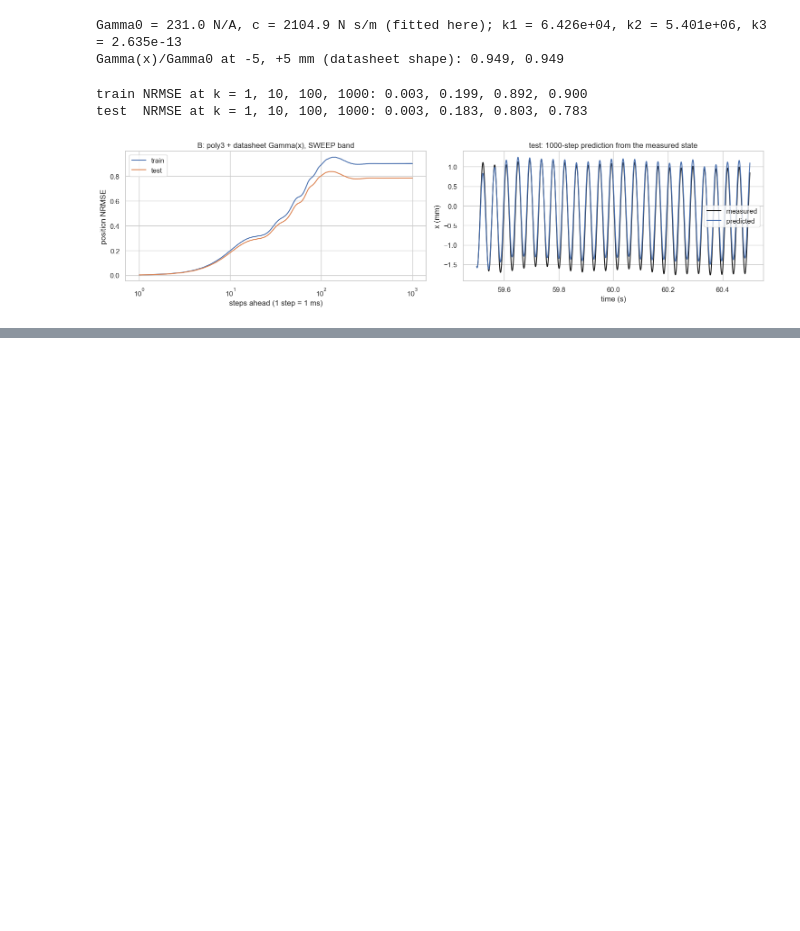
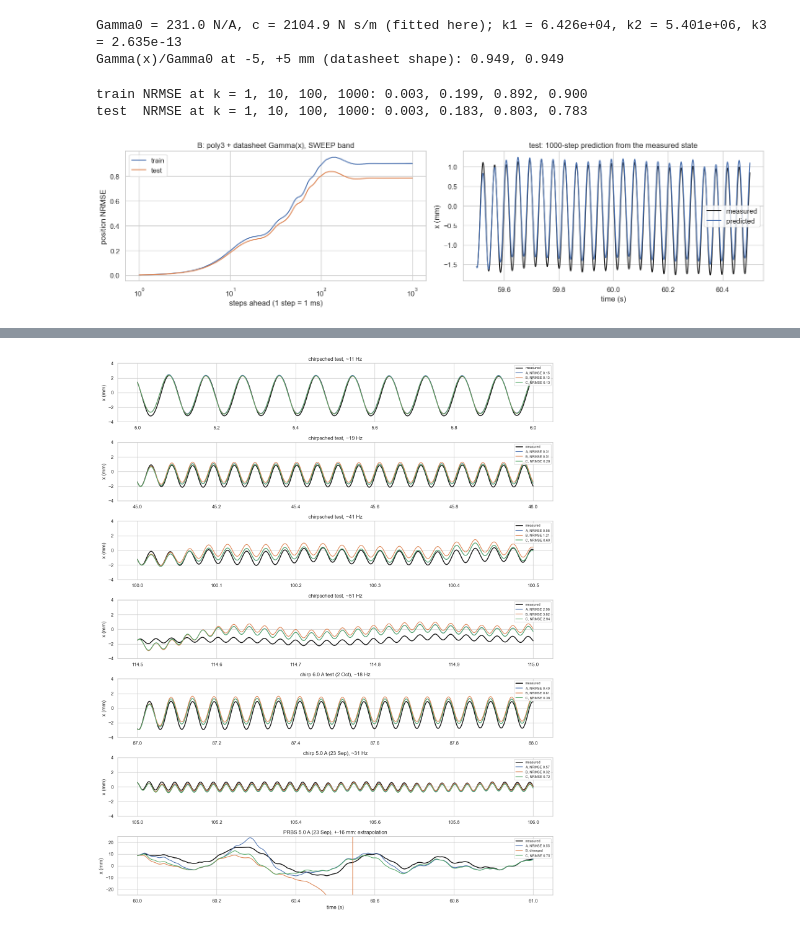
Before and after one commit to renskortmann/Ethercat-voice-coil-controller, a Jupyter notebook: vca_greybox_fit.ipynb, the cells around one changed output, grey strips where cells are left out. Drawn from its saved outputs; the diff is of its cells as text; code cells hidden in the pictures; blank space fills up the shorter version.

```diff
--- a/vca_greybox_fit.ipynb
+++ b/vca_greybox_fit.ipynb
@@ -366,0 +407,30 @@ test  NRMSE at k = 1, 10, 100, 1000: 0.003, 0.182, 0.773, 0.709
+# %%
+MODELS = [("A", poly3, p_p3), ("B", poly3_ds, p_B), ("C", magnets, p_C)]
+SEP = lambda name: load(next(Path("data").glob(f"voice_coil_log_{name}_*.csv")))   # September logs in data/
+VAL = [  # (label, data, start s, length s); chirp frequency f0 (f1/f0)^(t/T), checked against the current's zero crossings
+    ("chirpsched test, ~11 Hz", DATA["chirpsched"]["test"], 5.0, 1.0),       # 10.7-10.9 Hz
+    ("chirpsched test, ~19 Hz", DATA["chirpsched"]["test"], 45.0, 1.0),      # 19.0-19.2 Hz
+    ("chirpsched test, ~41 Hz", DATA["chirpsched"]["test"], 100.0, 0.5),     # 41.4-41.7 Hz
+    ("chirpsched test, ~51 Hz", DATA["chirpsched"]["test"], 114.5, 0.5),     # 50.9-51.2 Hz
+    ("chirp 6.0 A test (2 Oct), ~18 Hz", DATA["chirp"]["test"], 87.0, 1.0),  # 18.3-18.9 Hz
+    ("chirp 5.0 A (23 Sep), ~31 Hz", SEP("chirp_5.0A"), 105.0, 1.0),         # 30.7-31.7 Hz (this chirp ends at 50 Hz)
+    ("PRBS 5.0 A (23 Sep), +-16 mm: extrapolation", SEP("prbs"), 60.0, 1.0),
+]
+Y_LIM, Y_LIM_PRBS = 4.0, 25.0                           # mm, y range of the chirp rows and of the PRBS row
+fig, ax = plt.subplots(len(VAL), 1, figsize=(15, 2.6 * len(VAL)))
+for a_, (label, d, t0, T) in zip(ax, VAL):
+    s, H = np.array([np.searchsorted(d["t"], t0)]), int(round(T / TS))
+    t, xm = d["t"][s[0]:s[0] + H + 1], target(d, s, H)[0]
+    sns.lineplot(x=t, y=xm * 1e3, ax=a_, color="k", lw=2, label="measured")
+    for name, Fs, p in MODELS:
+        with np.errstate(all="ignore"):
+            xp = rollout(Fs, p, d, s, H)[0]
+        nr = np.sqrt(np.mean((xp - xm) ** 2)) / np.std(xm)
+        sns.lineplot(x=t, y=np.where(np.isfinite(xp), xp, np.nan) * 1e3, ax=a_, lw=1.5, label=f"{name}, NRMSE {nr:.2f}" if np.isfinite(nr) else f"{name}, diverged")
+    lim = Y_LIM_PRBS if label.startswith("PRBS") else Y_LIM
+    a_.set(title=label, ylabel="x (mm)", ylim=(-lim, lim))
+    a_.legend(loc="upper right", fontsize=8)
+ax[-1].set(xlabel="time (s)")
+plt.tight_layout(); plt.show()
+# %% [output]
+[figure, added]
```
Also changed, not shown: parts of 11 cells of this notebook.
